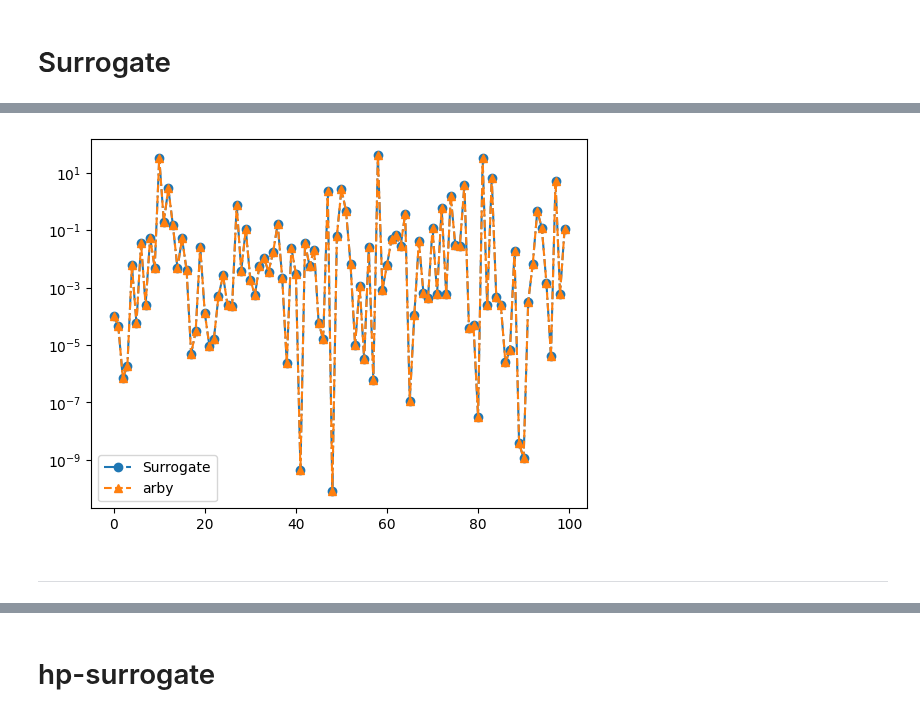
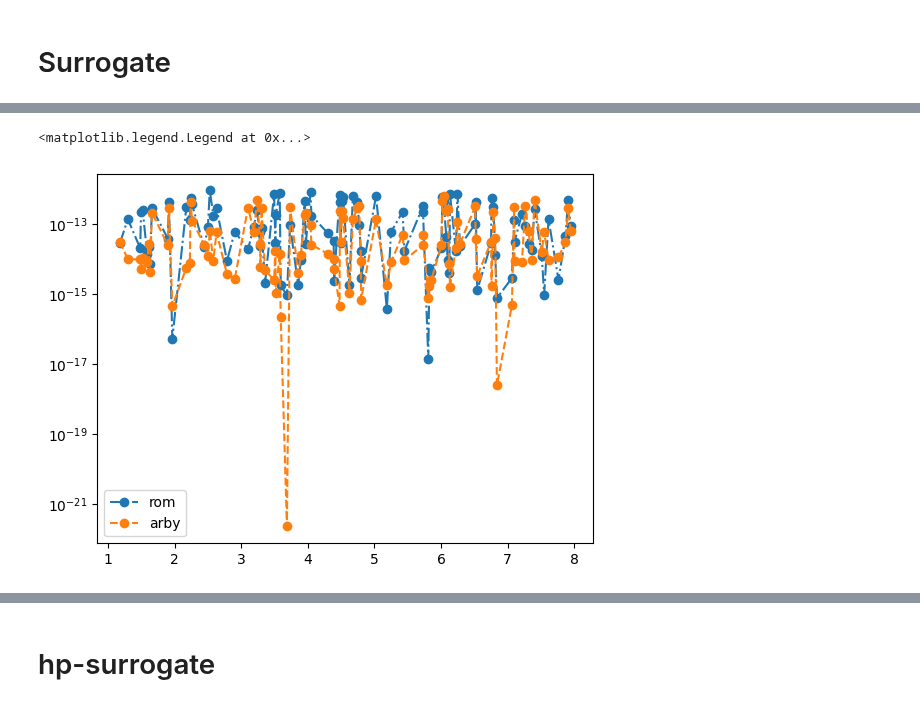
Before and after one commit to francocerino/scikit-reducedmodel, a Jupyter notebook: demo.ipynb, the cells around one changed output, grey strips where cells are left out. Cells and saved outputs as stored; diff of their text form; code cells hidden in the pictures.

Commit message:
agregando test de surrogate

```diff
--- a/demo.ipynb
+++ b/demo.ipynb
@@ -620,30 +603,30 @@ rom.fit(training_set = ts_train_real,
+# %%
+ts_test_normalized = normalize_set(ts_test, times)
+ts_train_normalized = normalize_set(ts_train, times)
+ts_train_abs_normalized = normalize_set(np.abs(ts_train), times)
+ts_test_abs_normalized = normalize_set(np.abs(ts_test), times)
+# %%
+f_model = ROM(training_set=ts_train_abs_normalized[np.argsort(q_train[:,0])],
+              physical_points=times,
+              parameter_points= np.sort(q_train[:,0])
+             )
 # %%
 errors_rb = []
 errors_eim = []
 errors_rom = []
-for h, q in zip(ts_test_real, q_test):
+errors_arby = []
+#errors_decomposition = []
+for h, q in zip(ts_test_abs_normalized, q_test):
     # calculamos la proyección de las ondas con el modelo hp-greedy
-    h_rb = rom.base.transform(h,q[0])
-    h_eim = rom.eim.transform(h,q[0])
-    h_rom = rom.predict(q[0])
+    h_rb = rom_abs.eim.reduced_basis.transform(h,q[0])
+    h_eim = rom_abs.eim.transform(h,q[0])
+    h_rom = rom_abs.predict(q[0])
+    h_arby = f_model.surrogate(q[0]) # * np.exp(1j*f_model_angle.surrogate(q[0]))
+    #h_dec = rom_abs.predict(q[0]) * np.exp(1j*rom_angle.predict(q[0]))
 
     # calculamos el error para la proyección
     errors_rb.append(error(h, h_rb, times))
     errors_eim.append(error(h, h_eim, times))
     errors_rom.append(error(h, h_rom, times))
-
-# tomamos el error máximo en el conjunto de validación
-max_errors_rb = np.max(errors_rb)
-max_errors_eim = np.max(errors_eim)
-max_errors_rom = np.max(errors_rom)
-
-# tomamos el error máximo en el conjunto de validación
-#max_errors_rb.append(np.max(errors_rb))
-#max_errors_eim.append(np.max(errors_eim))
-max_error_rom = np.max(errors_rom)
-plt.yscale("log")
-plt.plot(errors_rom, "o-.", label = "Surrogate")
-plt.plot(errors_f_model, "^--", label = "arby")
-plt.legend();
+    errors_arby.append(error(h, h_arby, times))
+   # errors_decomposition.append(error(h, h_dec, times))
-# %% [output]
-[figure, removed]
@@ -652,2 +633,10 @@ assert errors_f_model == errors_rom
-# %% [markdown]
--------
+# %%
+plt.yscale("log")
+x = np.sort(q_test[:,0])
+argsort = np.argsort(q_train[:,0])
+plt.plot(x,np.real(errors_rom)[argsort],"o-.",label="rom")
+plt.plot(x,np.real(errors_arby)[argsort],"o--",label="arby")
+plt.legend()
+# %% [output]
+<matplotlib.legend.Legend at 0x...>
+[figure, added]
```
Also changed, not shown: parts of 30 cells of this notebook, 4 other files.
